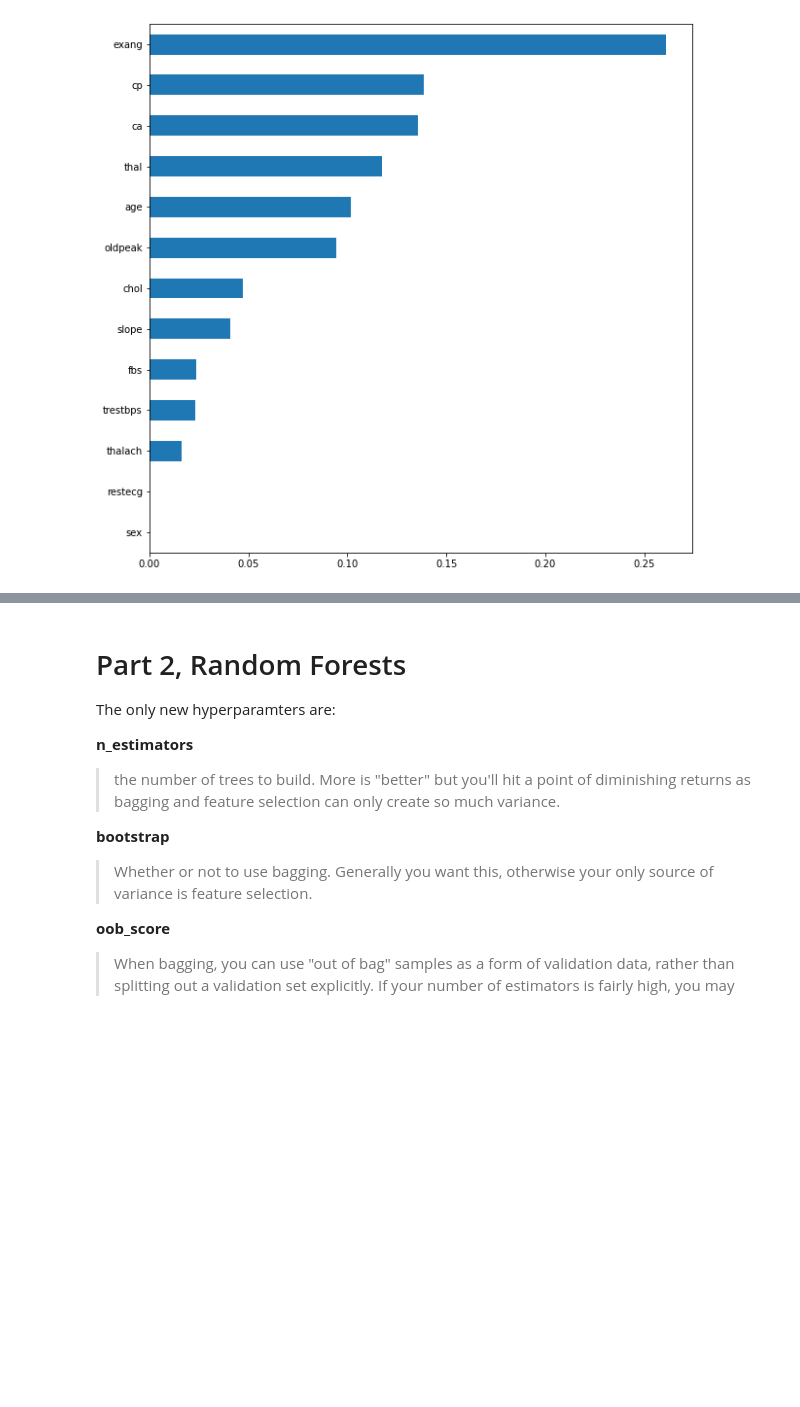
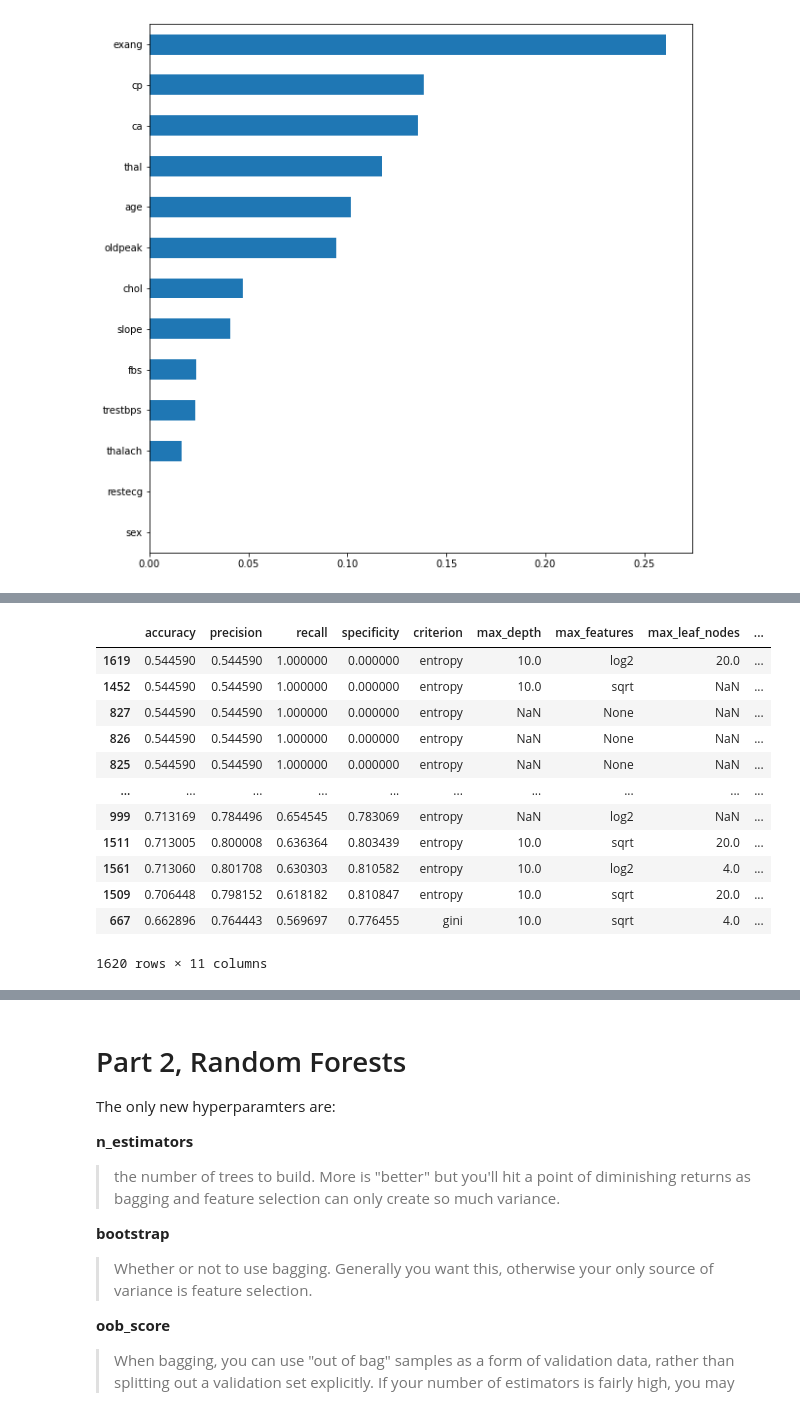
Before and after one commit to Tebs-Lab/data-science-three-day-workshop, a Jupyter notebook: 03-decision-trees-rf-gradient-boosting/03s-exercise-solution.ipynb, the cells around one changed output, grey strips where cells are left out. Cells and saved outputs as stored; diff of their text form; code cells hidden in the pictures; blank space fills up the shorter version.

Commit message:
expanded the trees solution to include the multi-metric results sorted by various metrics

```diff
--- a/03-decision-trees-rf-gradient-boosting/03s-exercise-solution.ipynb
+++ b/03-decision-trees-rf-gradient-boosting/03s-exercise-solution.ipynb
@@ -267,3 +267,19 @@ all_results
 | 1618 | 0.544590 | 0.544590 | 1.000000 | 0.000000 | entropy | 10.0 | log2 | 20.0 | ... |
 | 1619 | 0.544590 | 0.544590 | 1.000000 | 0.000000 | entropy | 10.0 | log2 | 20.0 | ... |
 1620 rows × 11 columns
+# %%
+all_results.sort_values('recall', ascending=False)
+# %% [output]
+|  | accuracy | precision | recall | specificity | criterion | max_depth | max_features | max_leaf_nodes | ... |
+| 1619 | 0.544590 | 0.544590 | 1.000000 | 0.000000 | entropy | 10.0 | log2 | 20.0 | ... |
+| 1452 | 0.544590 | 0.544590 | 1.000000 | 0.000000 | entropy | 10.0 | sqrt | NaN | ... |
+| 827 | 0.544590 | 0.544590 | 1.000000 | 0.000000 | entropy | NaN | None | NaN | ... |
+| 826 | 0.544590 | 0.544590 | 1.000000 | 0.000000 | entropy | NaN | None | NaN | ... |
+| 825 | 0.544590 | 0.544590 | 1.000000 | 0.000000 | entropy | NaN | None | NaN | ... |
+| ... | ... | ... | ... | ... | ... | ... | ... | ... | ... |
+| 999 | 0.713169 | 0.784496 | 0.654545 | 0.783069 | entropy | NaN | log2 | NaN | ... |
+| 1511 | 0.713005 | 0.800008 | 0.636364 | 0.803439 | entropy | 10.0 | sqrt | 20.0 | ... |
+| 1561 | 0.713060 | 0.801708 | 0.630303 | 0.810582 | entropy | 10.0 | log2 | 4.0 | ... |
+| 1509 | 0.706448 | 0.798152 | 0.618182 | 0.810847 | entropy | 10.0 | sqrt | 20.0 | ... |
+| 667 | 0.662896 | 0.764443 | 0.569697 | 0.776455 | gini | 10.0 | sqrt | 4.0 | ... |
+1620 rows × 11 columns
```
Also changed, not shown: parts of 5 cells of this notebook.
